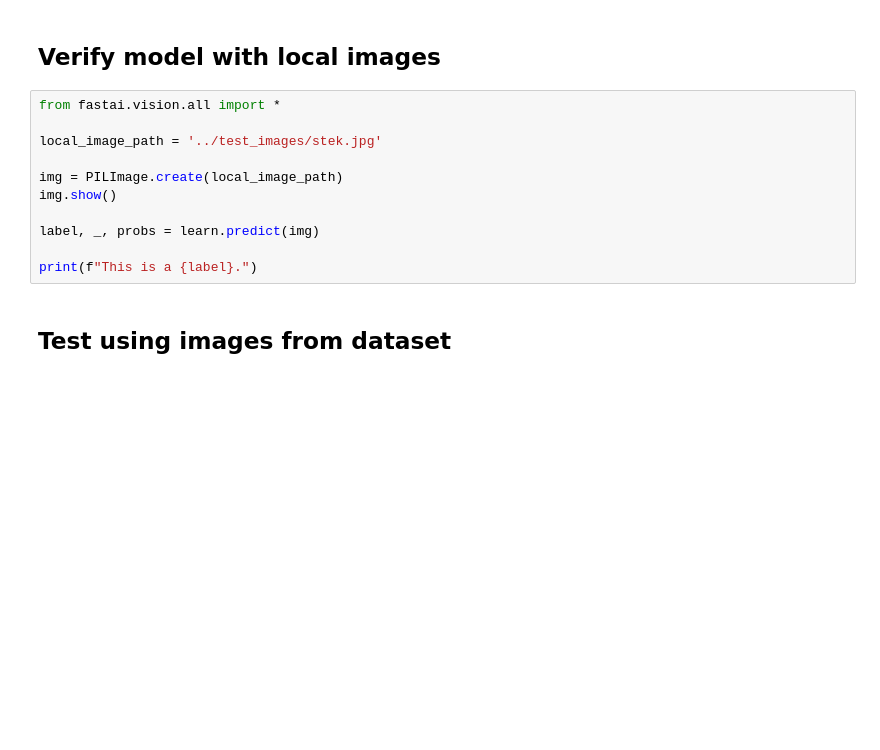
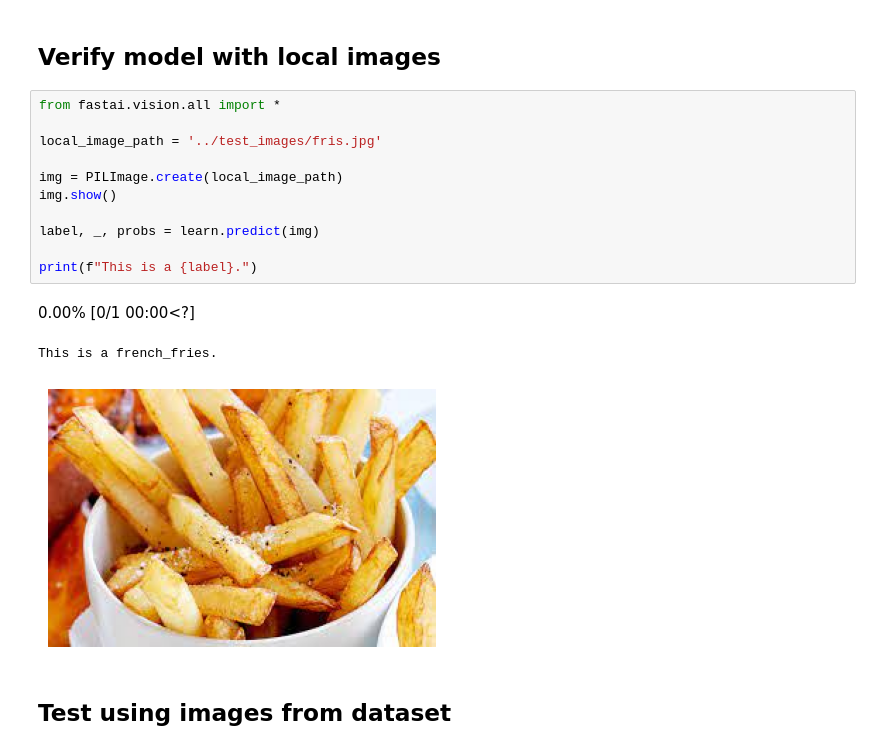
Before and after one commit to davidkalmn/image_classification_food_MI, a Jupyter notebook: model/create_food_model.ipynb, the cells around one changed output. Drawn from its saved outputs; the diff is of its cells as text; blank space fills up the shorter version.

```diff
--- a/model/create_food_model.ipynb
+++ b/model/create_food_model.ipynb
@@ -72,14 +78,18 @@ learn.fine_tune(epochs=1)
 # %%
 from fastai.vision.all import *
 
-local_image_path = '../test_images/stek.jpg'
+local_image_path = '../test_images/fris.jpg'
 
 img = PILImage.create(local_image_path)
 img.show()
 
 label, _, probs = learn.predict(img)
 
 print(f"This is a {label}.")
+# %% [output]
+0.00% [0/1 00:00<?]
+This is a french_fries.
+[figure, added]
 # %% [markdown]
 ## Test using images from dataset ##
 # %%
```
Also changed, not shown: parts of 8 cells of this notebook, 2 other files.
